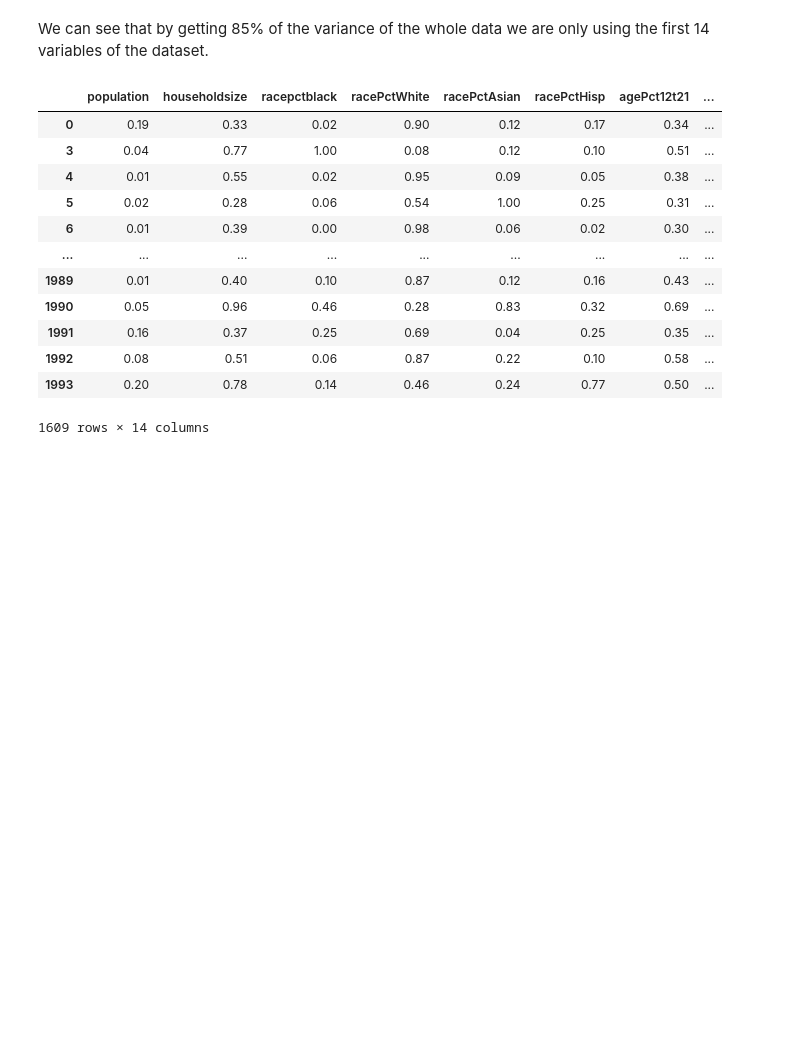
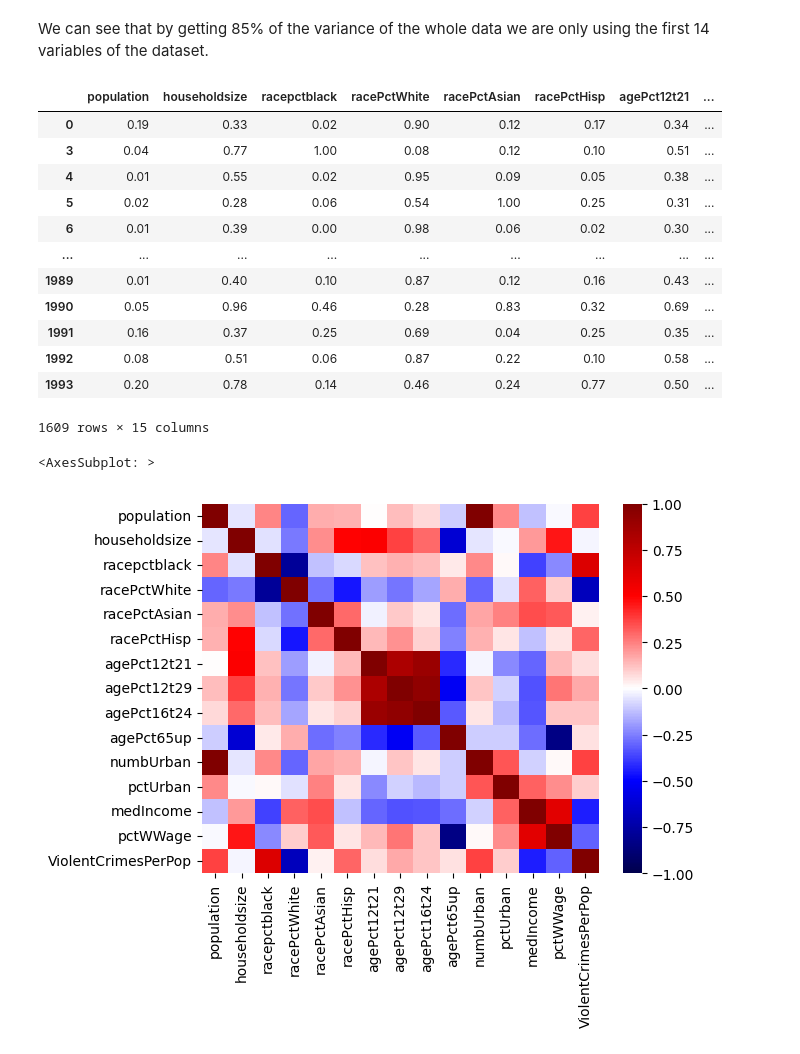
Before and after one commit to FedeSS99/Proyecto-Crystal-TEC, a Jupyter notebook: FinalProject.ipynb, the cells around one changed output. Drawn from its saved outputs; the diff is of its cells as text; code cells hidden in the pictures; blank space fills up the shorter version.

```diff
--- a/FinalProject.ipynb
+++ b/FinalProject.ipynb
@@ -252,7 +252,8 @@ We can see that by getting 85% of the variance of the whole data we are only usi
 # %%
 MinNumVar = NumVar[0]
 
-X = NewData.loc[:, NewData.columns[:MinNumVar]]
+X = NewData.loc[:, NewData.columns[:MinNumVar]].join(NewData.ViolentCrimesPerPop)
+X.to_csv("DataFrame_Reducido.csv")
 X
 # %% [output]
 |  | population | householdsize | racepctblack | racePctWhite | racePctAsian | racePctHisp | agePct12t21 | ... |
@@ -267,4 +268,11 @@ X
 | 1991 | 0.16 | 0.37 | 0.25 | 0.69 | 0.04 | 0.25 | 0.35 | ... |
 | 1992 | 0.08 | 0.51 | 0.06 | 0.87 | 0.22 | 0.10 | 0.58 | ... |
 | 1993 | 0.20 | 0.78 | 0.14 | 0.46 | 0.24 | 0.77 | 0.50 | ... |
-1609 rows × 14 columns
+1609 rows × 15 columns
+# %%
+CorrMap = X.corr()
+
+sns.heatmap(CorrMap, vmin=-1, vmax=1, cmap="seismic", annot=False)
+# %% [output]
+<AxesSubplot: >
+[figure, added]
```
